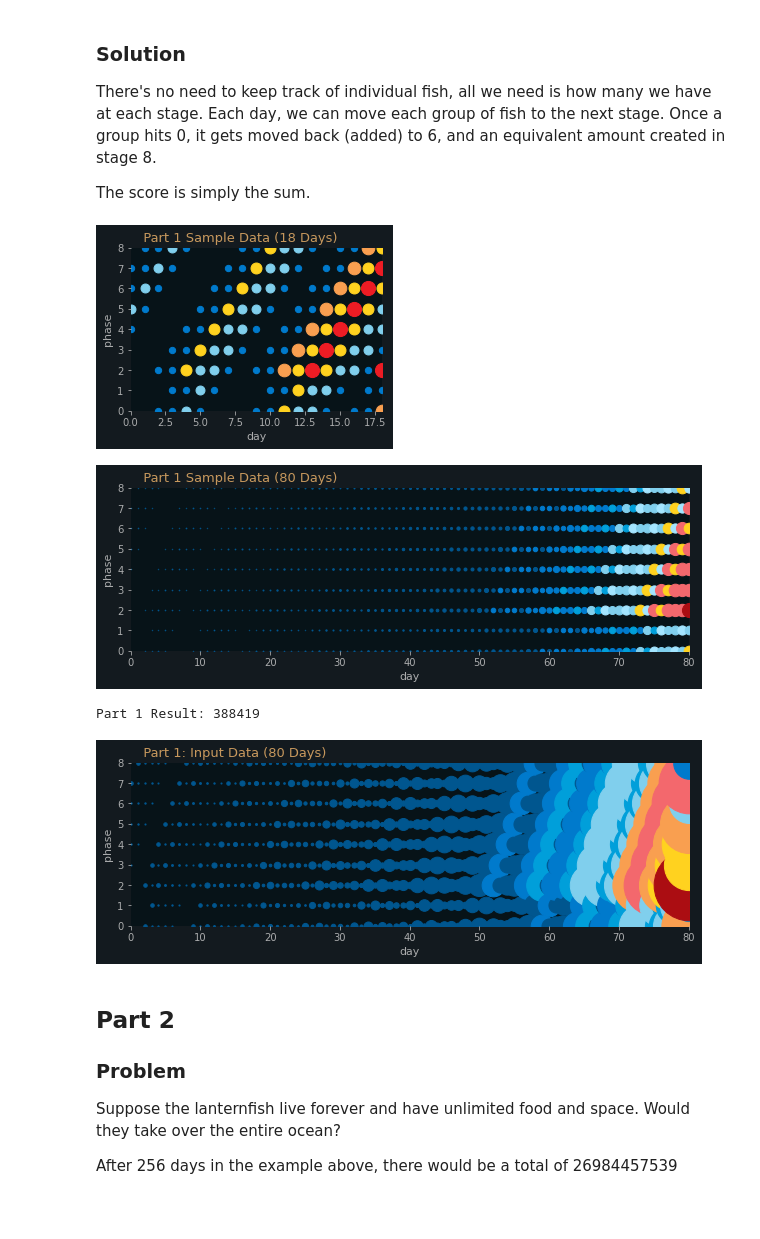
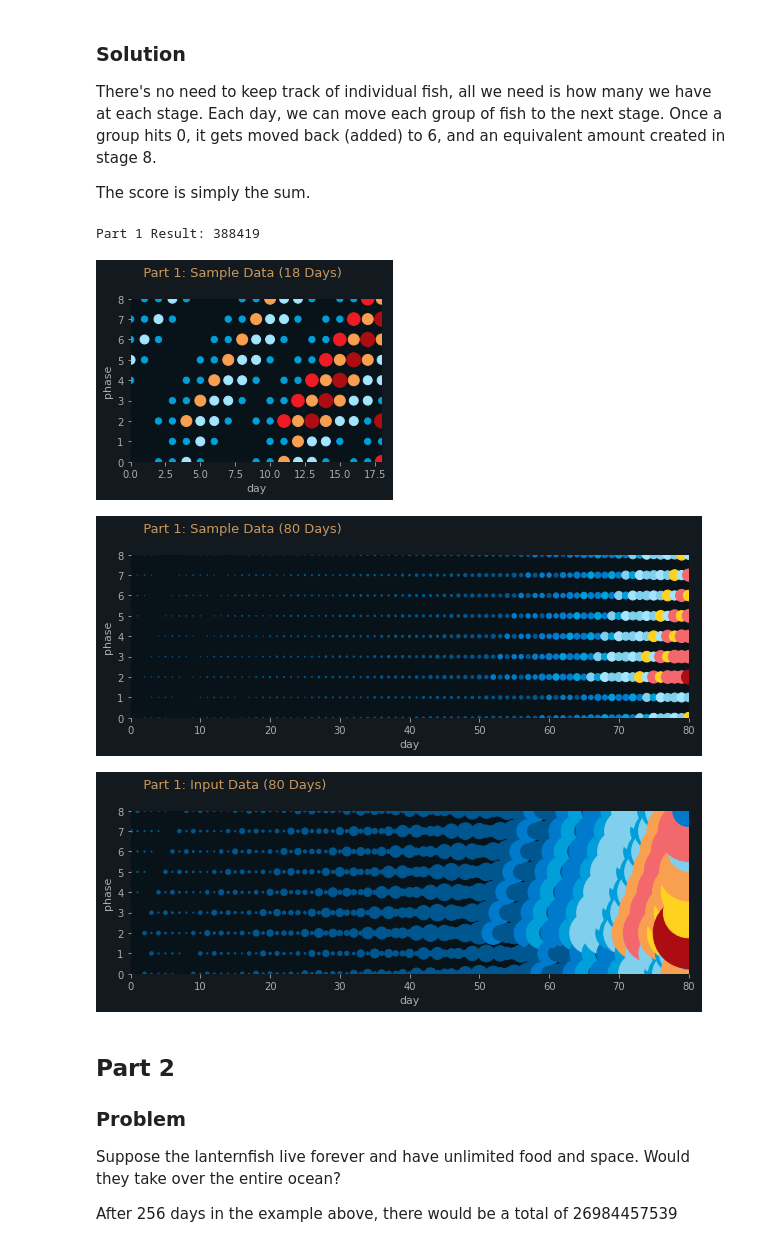
Before and after one commit to scottbilas/advent-of-code, a Jupyter notebook: 2021/aoc/day6.solver.ipynb, the cells around one changed output. Saved outputs shown, nothing was run; the diff lists cells and outputs as text; code cells hidden in the pictures; blank space fills up the shorter version.

```diff
--- a/2021/aoc/day6.solver.ipynb
+++ b/2021/aoc/day6.solver.ipynb
@@ -68,23 +68,21 @@ _inputData = [int(v) for v in re.findall('(\d+)', _input)]
 
 _sampleData = [3,4,3,1,2]
 
-plotStyle()
+plotStyle({ 'axes.titley': 1.1 })
 
 def plot(data, days, minDay, extraScale, title):
+    maxFish = max(fish := solve(data, days)[1])
+
+    scatter = []
     fish = init(data)
-    for _ in range(days):
-        fish = iter(fish)
-    maxFish = max(fish)
-
-    colors = ["#00568f","#007acc","#009fda","#80cfed","#a3e5ff","#ffd21f","#f99f50","#f3686d","#ed1c24","#ab0d12"] # thanks coolors.co!
-
-    fish = init(data)
-    plt.figure(figsize = (min(days/4, 10), 3))
     for day in range(days+1):
         for i, f in enumerate(reversed(fish)):
-            c = int((f/(maxFish+1))*len(colors))
-            plt.scatter(day, i, s=f*extraScale/maxFish*200, c=colors[c]) # TODO: ultraslow to do a point at a time
+            scatter += [day, i, f*extraScale/maxFish*200, f/maxFish]
         fish = iter(fish)
+
+    plt.figure(figsize = (min(days/4, 10), 3))
+    plt.scatter(scatter[0::4], scatter[1::4], scatter[2::4], scatter[3::4], cmap=mpl.colors.ListedColormap(
+        ["#00568f","#007acc","#009fda","#80cfed","#a3e5ff","#ffd21f","#f99f50","#f3686d","#ed1c24","#ab0d12"])) # thanks coolors.co!
     plt.gca().axes.set_xlim([minDay, days])
     plt.gca().axes.set_ylim([0, 8])
     plt.ylabel("phase")
@@ -99,34 +97,32 @@ The score is simply the sum.
 # %%
 def init(start):
     fish = [0]*9
     for v in start:
         fish[v] += 1
     return fish
 
 def iter(fish):
     fish = fish[1:]+fish[0:1]
     fish[6] += fish[8]
     return fish
 
 def solve(start, days):
     fish = init(start)
     for _ in range(days):
         fish = iter(fish)
-    return sum(fish)
+    return sum(fish), fish
 
-check(solve(_sampleData, 18), 26)
-plot(_sampleData, 18, 0, 1, 'Part 1 Sample Data')
-check(solve(_sampleData, 80), 5934)
-plot(_sampleData, 80, 0, 1, 'Part 1 Sample Data')
+check(solve(_sampleData, 18)[0], 26)
+plot(_sampleData, 18, 0, 1, 'Part 1: Sample Data')
+check(solve(_sampleData, 80)[0], 5934)
+plot(_sampleData, 80, 0, 1, 'Part 1: Sample Data')
+check1(solve(_inputData, 80)[0])
+plot(_inputData, 80, 0, 25, 'Part 1: Input Data')
 # %% [output]
+Part 1 Result: 388419
-[figure, old version]
+[figure, new version]
-[figure, old version]
+[figure, new version]
+[figure, added]
-# %%
-check1(solve(_inputData, 80))
-plot(_inputData, 80, 0, 25, 'Part 1: Input Data')
-# %% [output]
-Part 1 Result: 388419
-[figure, removed]
 # %% [markdown]
 ## Part 2
 
```
Also changed, not shown: parts of 2 cells of this notebook.
